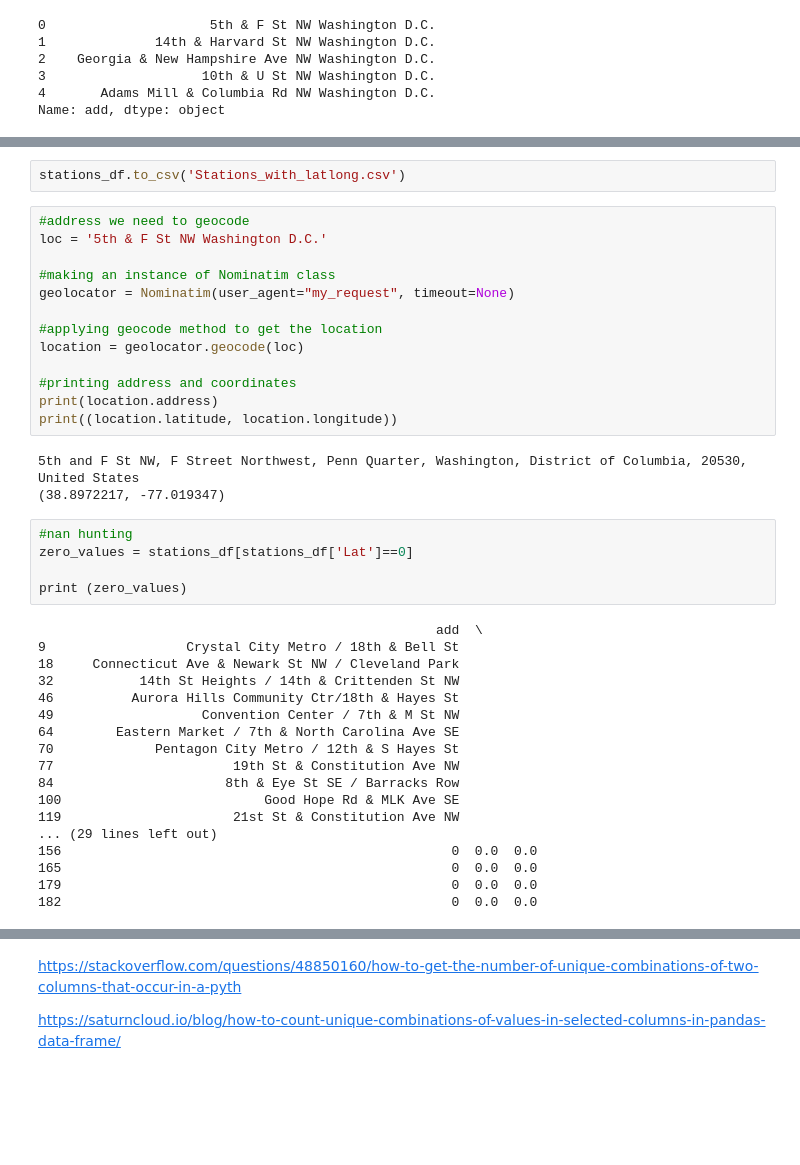
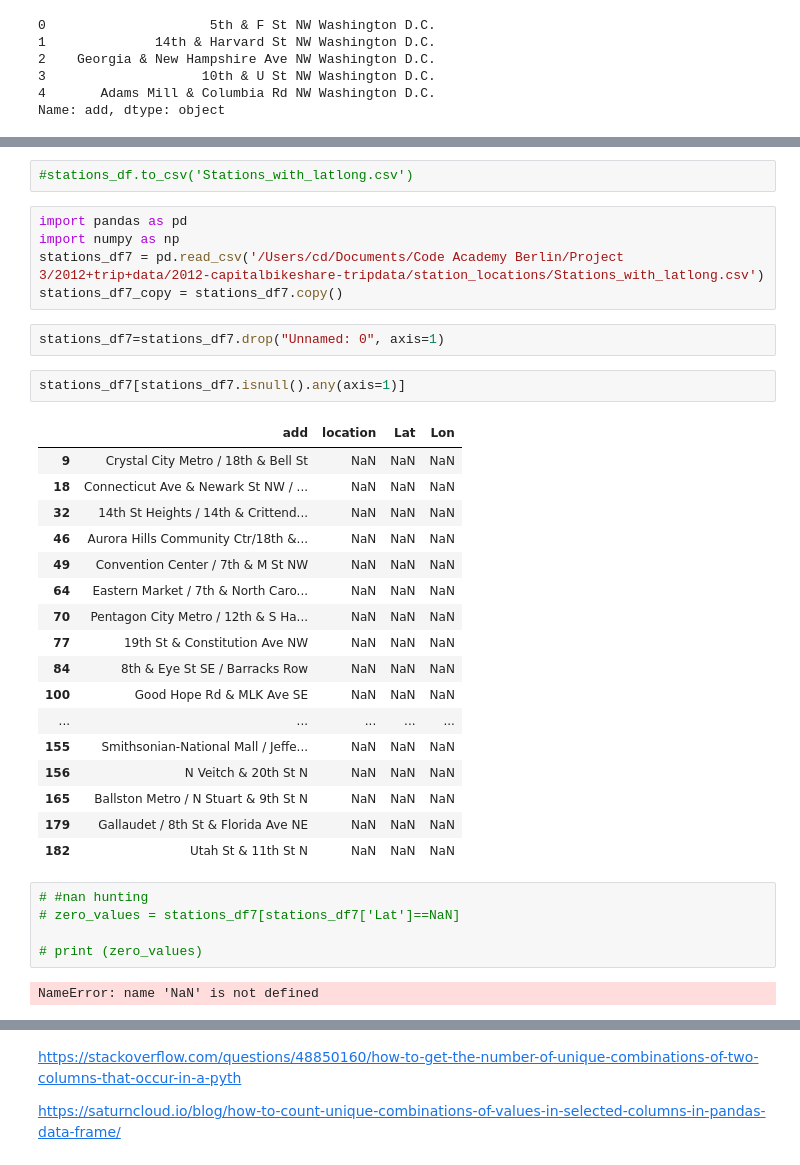
Before and after one commit to cdb8675309/Project3_Sprint-2, a Jupyter notebook: P3_S2.ipynb, the cells around one changed output, grey strips where cells are left out. Cells and saved outputs as stored; diff of their text form; blank space fills up the shorter version.

Commit message:
"First commits. NaN rows fixed, now to fix rows with bad/wrong mapping locations"

```diff
--- a/P3_S2.ipynb
+++ b/P3_S2.ipynb
@@ -811,41 +753,36 @@ stations_df
 # %%
-stations_df.to_csv('Stations_with_latlong.csv')
+#stations_df.to_csv('Stations_with_latlong.csv')
-# %%
-#address we need to geocode
-loc = '5th & F St NW Washington D.C.'
-
-#making an instance of Nominatim class
-geolocator = Nominatim(user_agent="my_request", timeout=None)
-
-#applying geocode method to get the location
-location = geolocator.geocode(loc)
-
-#printing address and coordinates
-print(location.address)
-print((location.latitude, location.longitude))
-# %% [output]
-5th and F St NW, F Street Northwest, Penn Quarter, Washington, District of Columbia, 20530, United States
-(38.8972217, -77.019347)
+# %%
+import pandas as pd
+import numpy as np
+stations_df7 = pd.read_csv('/Users/cd/Documents/Code Academy Berlin/Project 3/2012+trip+data/2012-capitalbikeshare-tripdata/station_locations/Stations_with_latlong.csv')
+stations_df7_copy = stations_df7.copy()
+# %%
+stations_df7=stations_df7.drop("Unnamed: 0", axis=1)
+# %%
+stations_df7[stations_df7.isnull().any(axis=1)]
+# %% [output]
+|  | add | location | Lat | Lon |
+| 9 | Crystal City Metro / 18th & Bell St | NaN | NaN | NaN |
+| 18 | Connecticut Ave & Newark St NW / ... | NaN | NaN | NaN |
+| 32 | 14th St Heights / 14th & Crittend... | NaN | NaN | NaN |
+| 46 | Aurora Hills Community Ctr/18th &... | NaN | NaN | NaN |
+| 49 | Convention Center / 7th & M St NW | NaN | NaN | NaN |
+| 64 | Eastern Market / 7th & North Caro... | NaN | NaN | NaN |
+| 70 | Pentagon City Metro / 12th & S Ha... | NaN | NaN | NaN |
+| 77 | 19th St & Constitution Ave NW | NaN | NaN | NaN |
+| 84 | 8th & Eye St SE / Barracks Row | NaN | NaN | NaN |
+| 100 | Good Hope Rd & MLK Ave SE | NaN | NaN | NaN |
+| ... | ... | ... | ... | ... |
+| 155 | Smithsonian-National Mall / Jeffe... | NaN | NaN | NaN |
+| 156 | N Veitch & 20th St N | NaN | NaN | NaN |
+| 165 | Ballston Metro / N Stuart & 9th St N | NaN | NaN | NaN |
+| 179 | Gallaudet / 8th St & Florida Ave NE | NaN | NaN | NaN |
+| 182 | Utah St & 11th St N | NaN | NaN | NaN |
 # %%
-#nan hunting
-zero_values = stations_df[stations_df['Lat']==0]
+# #nan hunting
+# zero_values = stations_df7[stations_df7['Lat']==NaN]
 
-print (zero_values)
+# print (zero_values)
 # %% [output]
-                                                   add  \
-9                  Crystal City Metro / 18th & Bell St
-18     Connecticut Ave & Newark St NW / Cleveland Park
-32           14th St Heights / 14th & Crittenden St NW
-46          Aurora Hills Community Ctr/18th & Hayes St
-49                   Convention Center / 7th & M St NW
-64        Eastern Market / 7th & North Carolina Ave SE
-70             Pentagon City Metro / 12th & S Hayes St
-77                       19th St & Constitution Ave NW
-84                      8th & Eye St SE / Barracks Row
-100                          Good Hope Rd & MLK Ave SE
-119                      21st St & Constitution Ave NW
-... (29 lines left out)
-156                                                  0  0.0  0.0
-165                                                  0  0.0  0.0
-179                                                  0  0.0  0.0
-182                                                  0  0.0  0.0
+NameError: name 'NaN' is not defined
```
Also changed, not shown: parts of 22 cells of this notebook.
